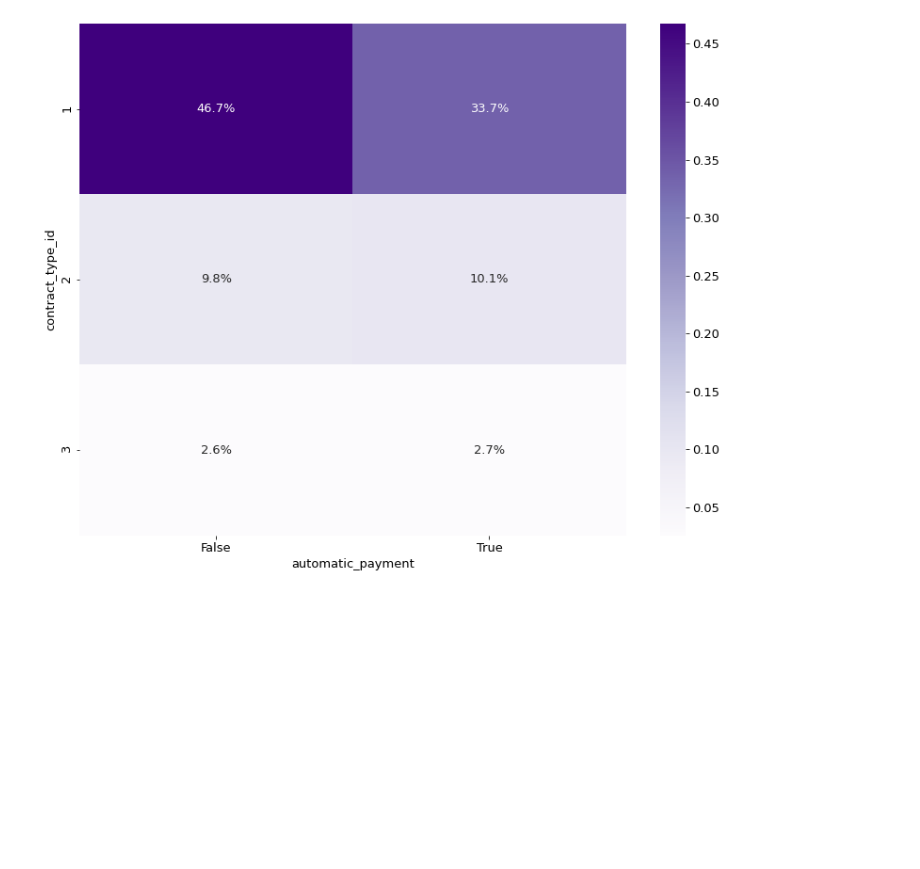
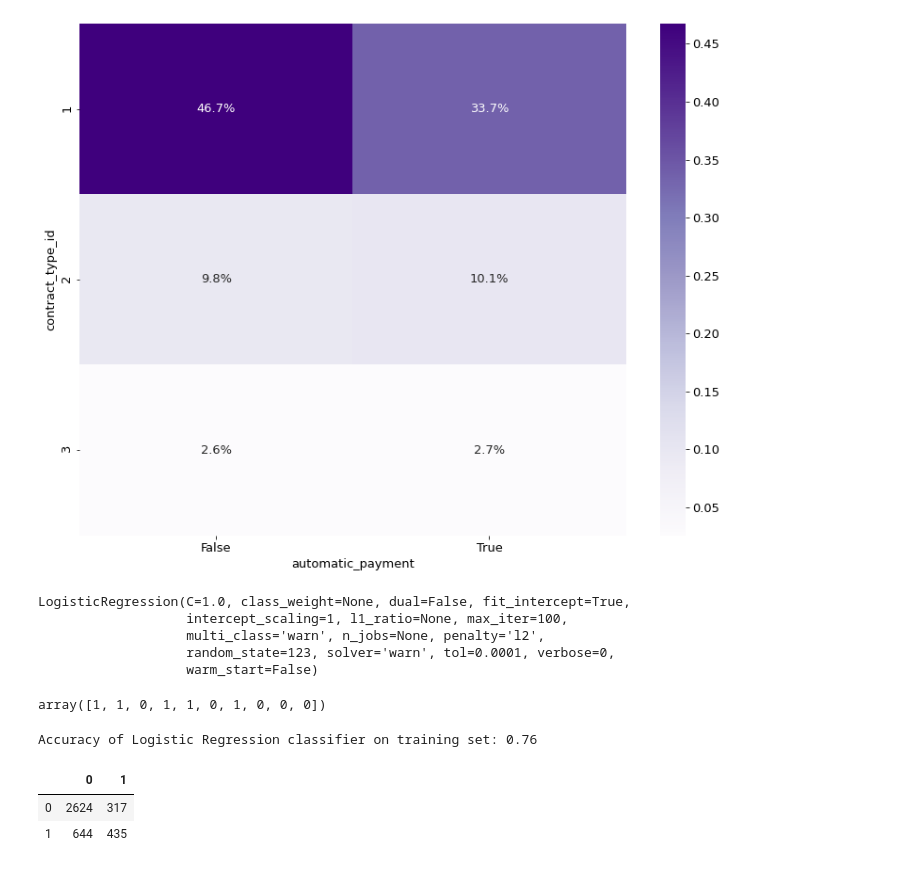
Before and after one commit to Corn-Shipps/predicting_telco_churn, a Jupyter notebook: JadaNotes.ipynb, the cells around one changed output. Cells and saved outputs as stored; diff of their text form; code cells hidden in the pictures; blank space fills up the shorter version.

```diff
--- a/JadaNotes.ipynb
+++ b/JadaNotes.ipynb
@@ -379,0 +395,14 @@ sns.heatmap(ctab, annot=True, cmap='Purples', fmt='.1%')
+# %%
+logit = LogisticRegression(random_state = 123)
+logit.fit(X_train, y_train)
+# %% [output]
+LogisticRegression(C=1.0, class_weight=None, dual=False, fit_intercept=True,
+                   intercept_scaling=1, l1_ratio=None, max_iter=100,
+                   multi_class='warn', n_jobs=None, penalty='l2',
+                   random_state=123, solver='warn', tol=0.0001, verbose=0,
+                   warm_start=False)
+# %%
+y_pred = logit.predict(X_train)
+y_pred[:10]
+# %% [output]
+array([1, 1, 0, 1, 1, 0, 1, 0, 0, 0])
@@ -379,0 +411,11 @@ sns.heatmap(ctab, annot=True, cmap='Purples', fmt='.1%')
+# %%
+print('Accuracy of Logistic Regression classifier on training set: {:.2f}'
+     .format(logit.score(X_train, y_train)))
+# %% [output]
+Accuracy of Logistic Regression classifier on training set: 0.76
+# %%
+pd.DataFrame(confusion_matrix(y_train, y_pred))
+# %% [output]
+|  | 0 | 1 |
+| 0 | 2624 | 317 |
+| 1 | 644 | 435 |
```
Also changed, not shown: parts of 19 cells of this notebook.
